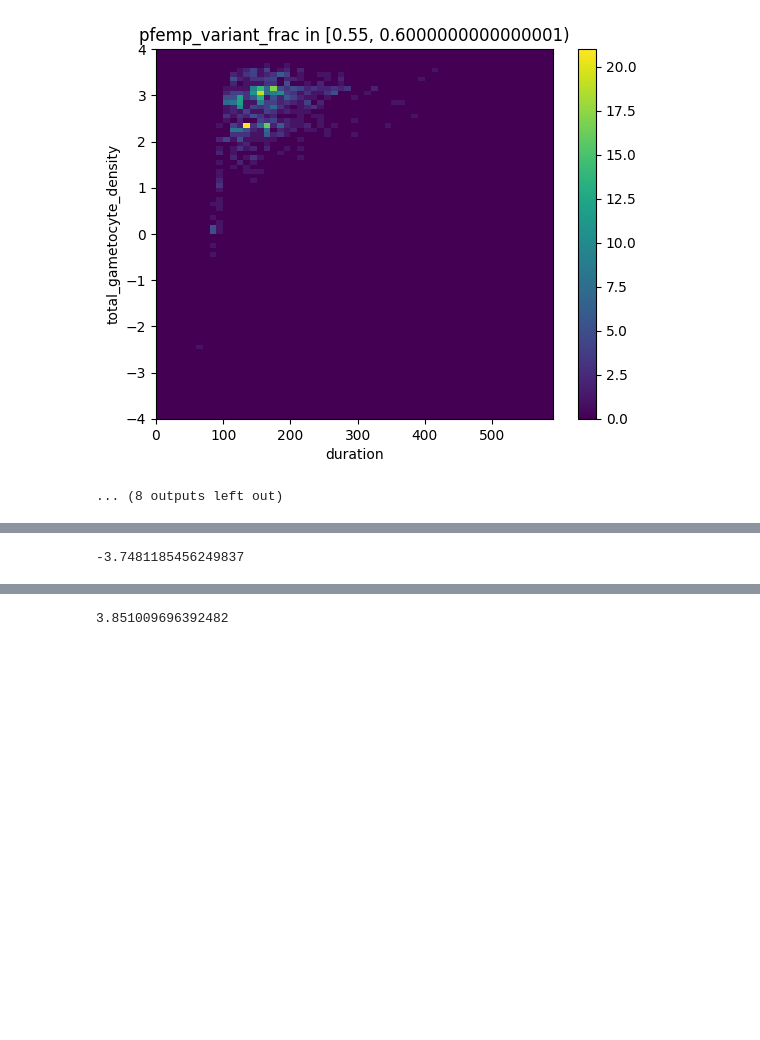
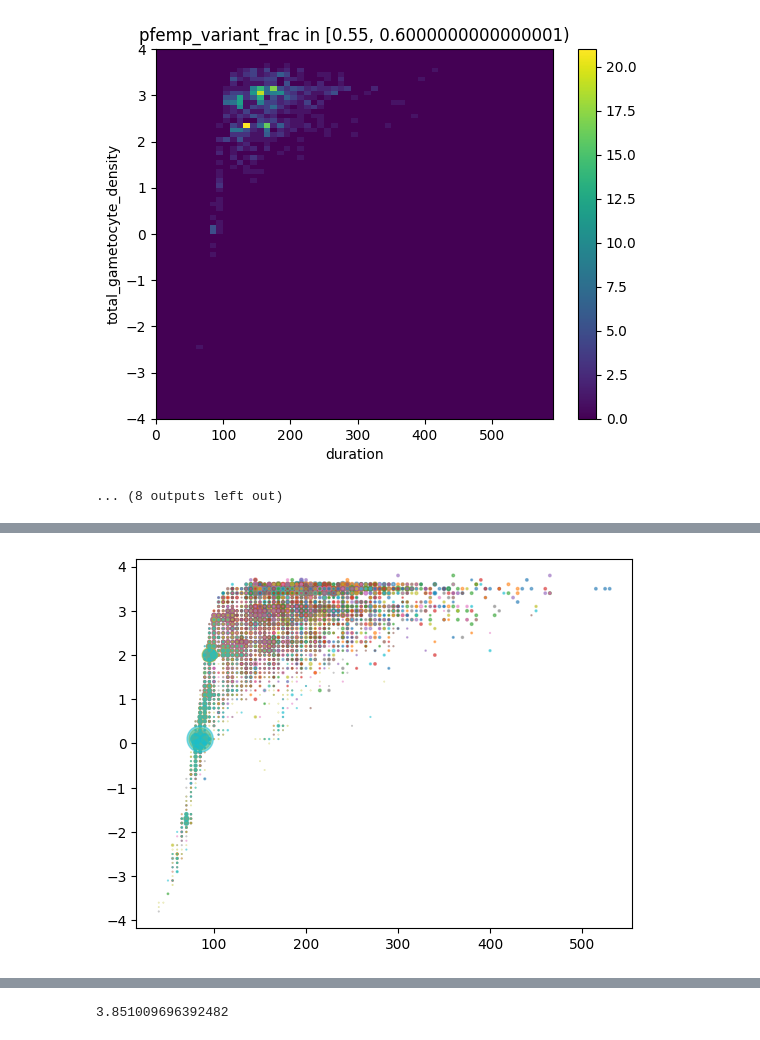
Before and after one commit to jgsuresh/senegal-network-sim, a Jupyter notebook: network_sim/experiments/240715-01/summarize_emod_gametocytes.ipynb, the cells around one changed output, grey strips where cells are left out. Drawn from its saved outputs; the diff is of its cells as text; code cells hidden in the pictures; blank space fills up the shorter version.

```diff
--- a/network_sim/experiments/240715-01/summarize_emod_gametocytes.ipynb
+++ b/network_sim/experiments/240715-01/summarize_emod_gametocytes.ipynb
@@ -60,0 +77,2 @@ for i in range(len(bins) - 1):
+# %%
+df["immunity_bin"] = pd.cut(df["pfemp_variant_frac"], bins=np.arange(0, 1.0+0.05, 0.05), include_lowest=True)
@@ -60,0 +95,39 @@ for i in range(len(bins) - 1):
+# %%
+# Summarize data into bins:
+def summarize_infections_v2(df):
+    # Make 2D binning of Duration and Infectiousness
+    # and count the number of infections in each bin
+    duration_bins = np.arange(0, 600+10, 5)
+    log10_gametocyte_density_bins = np.linspace(-4, 4, 81)
+
+    # Use pandas cut function to bin the data
+    df['duration_bin'] = pd.cut(df['duration'], bins=duration_bins)
+    df['log10_total_gametocyte_density_bin'] = pd.cut(np.log10(df['total_gametocyte_density']), bins=log10_gametocyte_density_bins)
+
+    # Group by the bins and count the number of infections in each bin
+    infection_counts = df.groupby(['duration_bin', 'log10_total_gametocyte_density_bin']).size().unstack(fill_value=0).fillna(0)
+
+    # Melt
+    melted_counts = infection_counts.reset_index().melt(id_vars=['duration_bin'], var_name='log10_total_gametocyte_density_bin', value_name='prob')
+
+    # Remove bins with no infections
+    melted_counts = melted_counts[melted_counts["prob"] > 0].reset_index(drop=True)
+
+    # Normalize the infection counts by the sum of the counts
+    melted_counts["prob"] = melted_counts["prob"] / melted_counts["prob"].sum()
+
+    # Add bin edge info
+    melted_counts["duration_bin_min"] = melted_counts["duration_bin"].apply(lambda x: x.left)
+    melted_counts["duration_bin_max"] = melted_counts["duration_bin"].apply(lambda x: x.right)
+    melted_counts["log10_total_gametocyte_density_bin_min"] = melted_counts["log10_total_gametocyte_density_bin"].apply(lambda x: x.left)
+    melted_counts["log10_total_gametocyte_density_bin_max"] = melted_counts["log10_total_gametocyte_density_bin"].apply(lambda x: x.right)
+
+    return melted_counts
+# %%
+all_dist = []
+for ib, group in df.groupby('immunity_bin'):
+    print(ib)
+    foo = summarize_infections_v2(group)
+    foo["immunity_bin"] = ib
+    all_dist.append(foo)
+all_dist_df = pd.concat(all_dist)
@@ -61,4 +171,5 @@ for i in range(len(bins) - 1):
 # %%
-np.min(np.log10(df["total_gametocyte_density"]))
+for i,g in all_dist_df.groupby("immunity_bin"):
+    plt.scatter(g["duration_bin_min"], g["log10_total_gametocyte_density_bin_min"], s=g["prob"]*1000, alpha=0.5, label=i)
 # %% [output]
--3.7481185456249837
+[figure, added]
```
Also changed, not shown: parts of 10 cells of this notebook, 18 other files.
